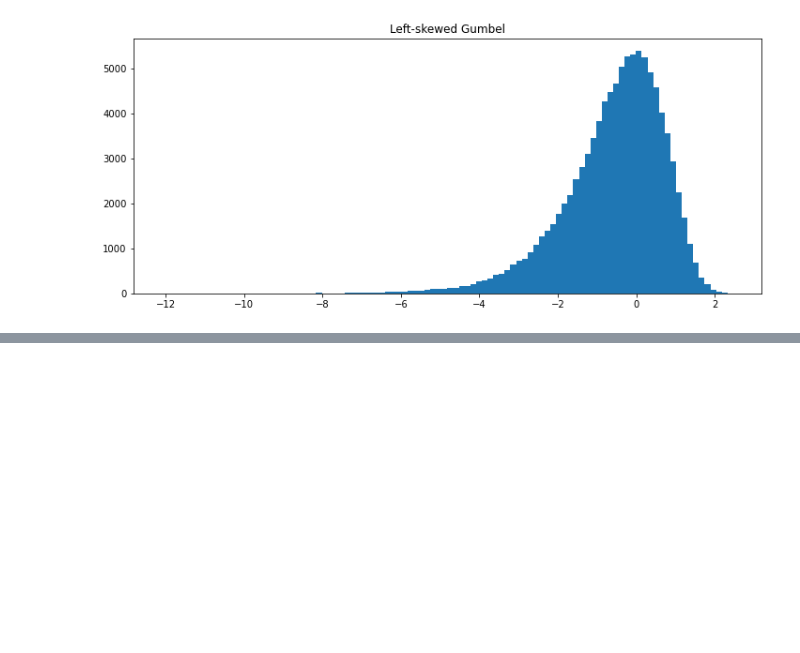
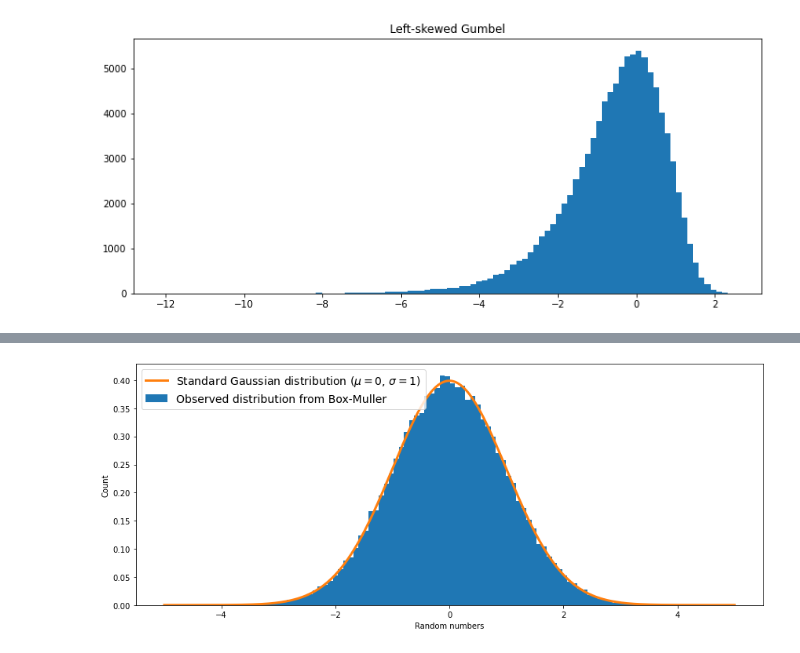
Before and after one commit to nordam/ComputationalPhysics, a Jupyter notebook: Notebooks/3 - Random numbers.ipynb, the cells around one changed output, grey strips where cells are left out. Saved outputs shown, nothing was run; the diff lists cells and outputs as text; code cells hidden in the pictures; blank space fills up the shorter version.

```diff
--- a/Notebooks/3 - Random numbers.ipynb
+++ b/Notebooks/3 - Random numbers.ipynb
@@ -159,18 +213,0 @@ inv = interp1d(cdf(x, 1, k), x, bounds_error = False)
-# %%
-# Using the numerical inverse to generate numbers
-# of the Weibull distribution, from uniformly distributed
-# numbers between 0 and 1
-N = 1000000
-r = inv(np.random.random(size = N))
-
-# Set figure size and limits
-fig = plt.figure(figsize = (10,5))
-plt.xlim((0,2))
-plt.ylim((0,2))
-
-# Generating a histogram to show the distribution
-counts, bins, rects = plt.hist(r, bins = 40, normed = True)
-
-# Plotting the true distribution as a continuous line, for comparison
-x = np.linspace(0, 2, 1000)
-plt.plot(x, pdf(x, l, k), lw = 2)
@@ -179,0 +241,34 @@ plt.plot(x, pdf(x, l, k), lw = 2)
+# %%
+def boxmuller():
+    # Returns two gaussian random numbers
+    # First, draw to uniform random numbers, u and v, from 0 to 1,
+    # and check that (u+v) > 0 and (u**2 + v**2) < 1
+    u, v = np.random.uniform(-1, 1, 2)
+    while ((u+v) == 0) or ((u**2 + v**2) > 1):
+        # Redraw as many times as necessary
+        u, v = np.random.uniform(-1, 1, 2)
+    s = u**2 + v**2
+    x = u*np.sqrt(-2*np.log(s)/s)
+    y = v*np.sqrt(-2*np.log(s)/s)
+    return x, y
+
+
+# Generate a lot of numbers, and plot histogram
+N = 100000
+random_numbers = np.zeros(N)
+for i in range(0, N, 2):
+    random_numbers[i:i+2] = boxmuller()
+
+fig = plt.figure(figsize = (12, 5))
+# Plot histogram
+plt.hist(random_numbers, bins = 100, density = True, label = 'Observed distribution from Box-Muller')
+# Draw expected distribution, for comparison
+x = np.linspace(-5, 5, 1001)
+plt.plot(x, np.exp(-x**2 / 2) / (np.sqrt(2*np.pi)), lw = 3, label = 'Standard Gaussian distribution ($\mu=0$, $\sigma=1$)')
+
+plt.legend(fontsize = 14)
+plt.xlabel('Random numbers')
+plt.ylabel('Count')
+plt.tight_layout()
+# %% [output]
+[figure, added]
```
Also changed, not shown: parts of 28 cells of this notebook.
